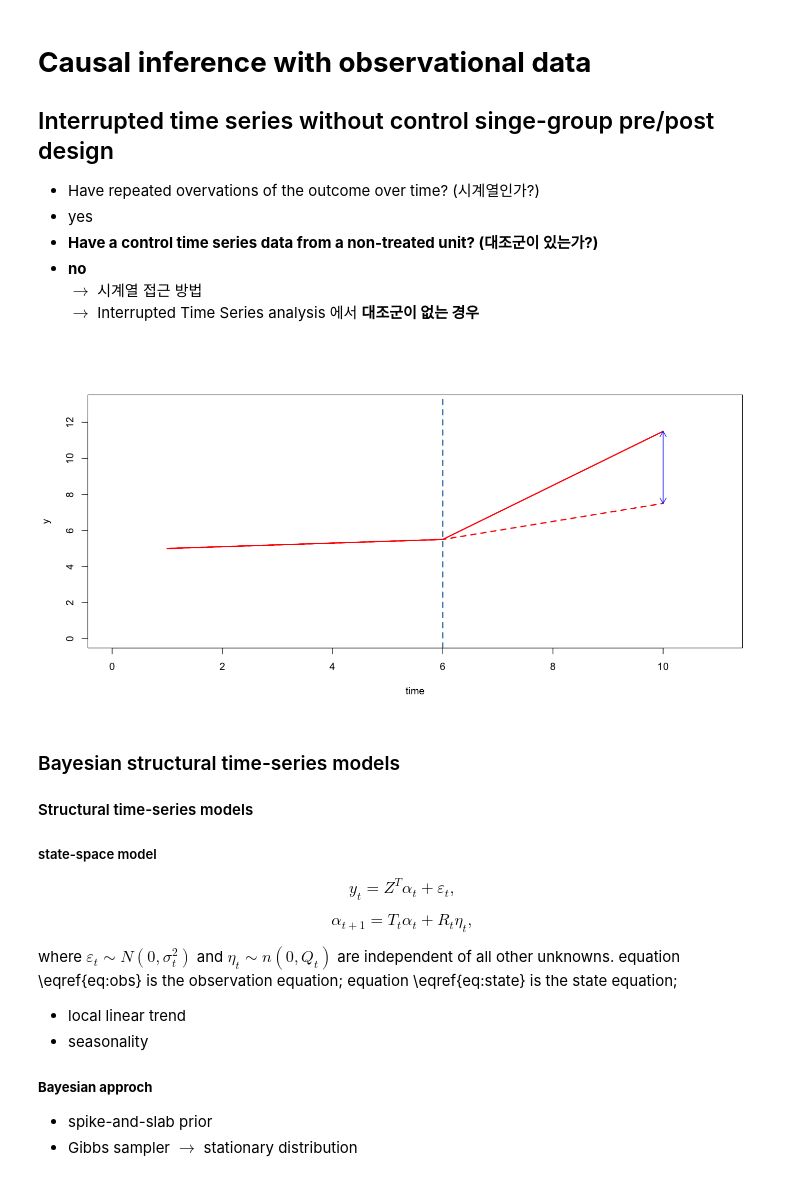
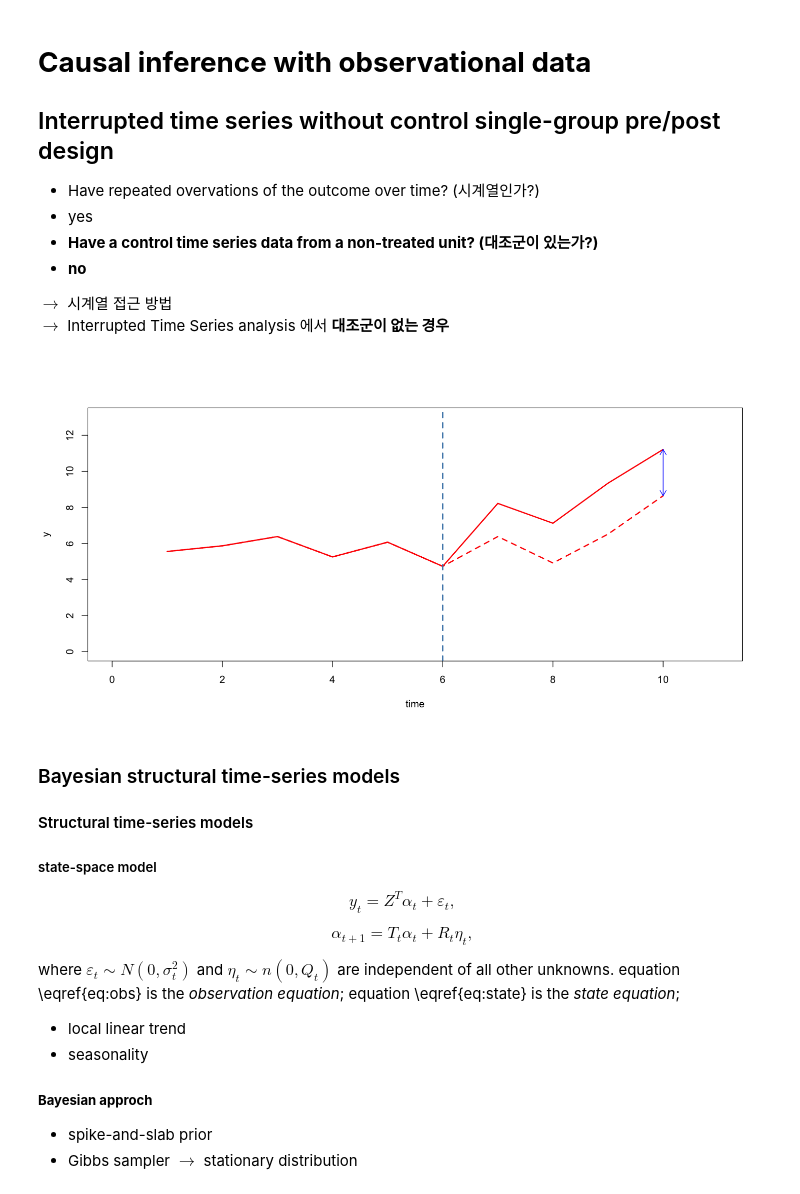
Before and after one commit to Yimdh/progress, a Jupyter notebook: stat/causalInference/[paper]usingCausalInference_Uber/03_inerrupted time series without control singe-group.ipynb, the cells around one changed output. Saved outputs shown, nothing was run; the diff lists cells and outputs as text; code cells hidden in the pictures.

```diff
--- a/stat/causalInference/[paper]usingCausalInference_Uber/03_inerrupted time series without control singe-group.ipynb
+++ b/stat/causalInference/[paper]usingCausalInference_Uber/03_inerrupted time series without control singe-group.ipynb
@@ -1,24 +1,25 @@
 # %% [markdown]
 # **Causal inference with observational data**
-## Interrupted time series without control singe-group pre/post design
+## Interrupted time series without control single-group pre/post design
 * Have repeated overvations of the outcome over time? (시계열인가?)
  * yes
 * **Have a control time series data from a non-treated unit? (대조군이 있는가?)**
  * **no**
+
 $\rightarrow$ 시계열 접근 방법
 $\rightarrow$ Interrupted Time Series analysis 에서 **대조군이 없는 경우**
 # %%
-y1<-seq(0,0.5,by=.1)
-y2<-c(1,1.5,2,2.5)
-y3<-c(2,3.5,5,6.5)
+y1<-seq(0,0.5,by=.1)+rnorm(6,0.05)
+y2<-c(1,1.5,2,2.5)+rnorm(4,0.05)
+y3<-c(2,3.5,5,6.5)+rnorm(4,0.05)
 options(repr.plot.width=12, repr.plot.height=6)
 plot(c(y1,y2)+3,type='n',ylim=c(0,13),xlim=c(0,11),ylab='y',xlab='time',lwd=2)
 lines(c(y1,y3)+5,col='red',lwd=2)
 lines(c(y1,y2)+5,col='red',lwd=2,lty=2)
 abline(v=6,col='steelblue',lwd=2,lty=2)
-arrows(10,7.5,10,11.5,code=3,length=0.1,col='blue')
+arrows(10,y2[4]+5,10,y3[4]+5,code=3,length=0.1,col='blue')
 # %% [output]
-[figure, old version]
+[figure, new version]
 # %% [markdown]
 ### Bayesian structural time-series models
 #### Structural time-series models
@@ -28,7 +29,7 @@ $$y_t=Z^T\alpha_t+\varepsilon_t, \tag{1} \label{eq:obs}$$
 
 $$\alpha_{t+1}=T_t\alpha_t+R_t\eta_t,\tag{2} \label{eq:state}$$
 
-where $\varepsilon_t \sim N(0,\sigma^2_t)$ and $\eta_t \sim n(0,Q_t)$ are independent of all other unknowns. equation \eqref{eq:obs} is the observation equation; equation \eqref{eq:state} is the state equation;
+where $\varepsilon_t \sim N(0,\sigma^2_t)$ and $\eta_t \sim n(0,Q_t)$ are independent of all other unknowns. equation \eqref{eq:obs} is the *observation equation*; equation \eqref{eq:state} is the *state equation*;
 
 * local linear trend
 * seasonality
```
